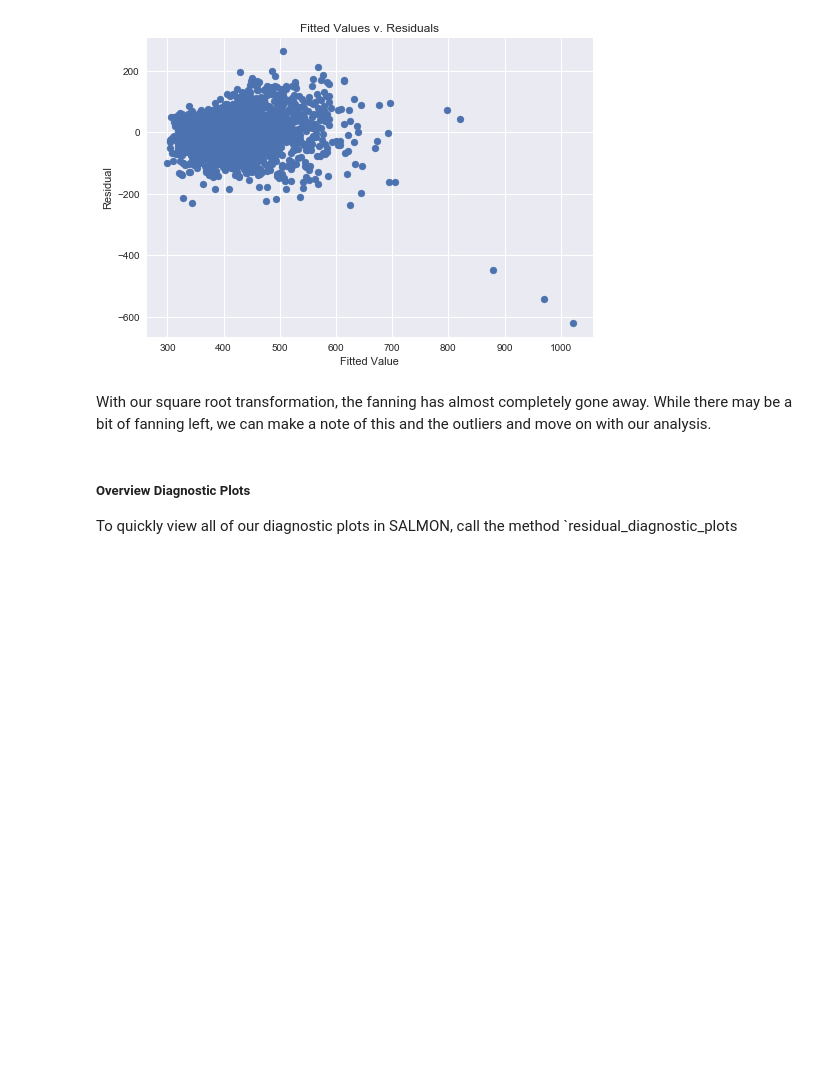
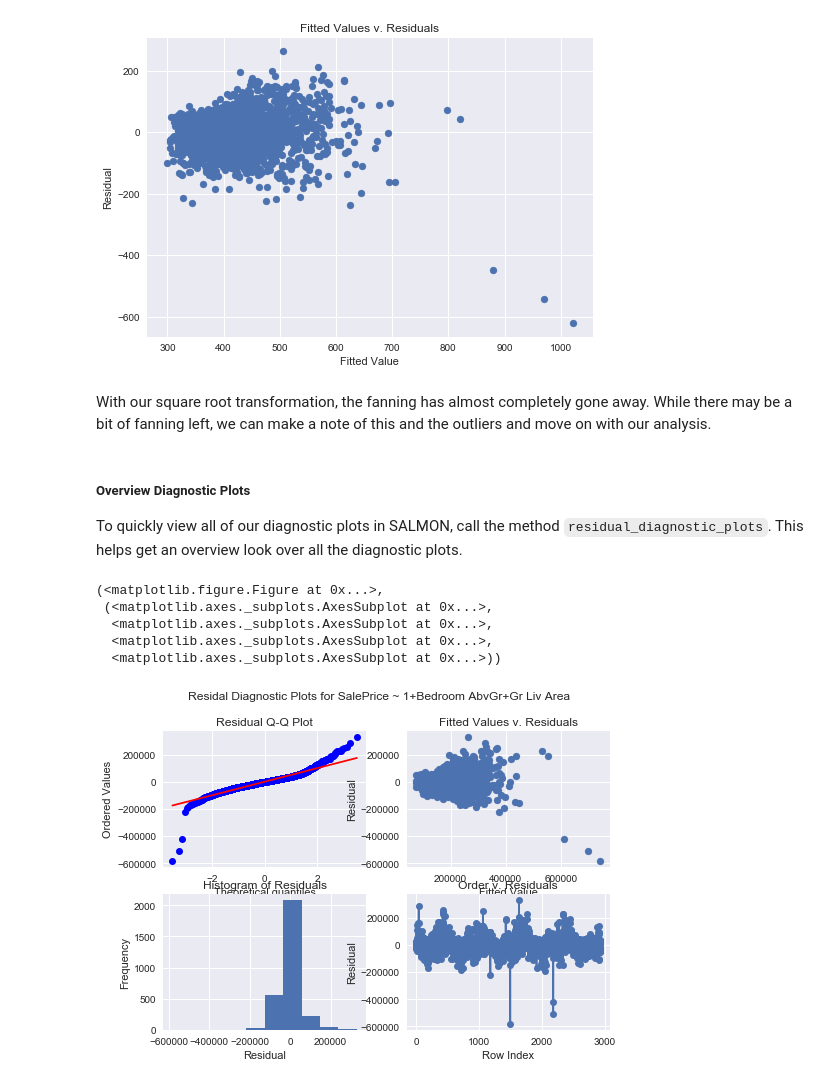
Before and after one commit to nicholasrusso/russoStat400, a Jupyter notebook: chapter5.ipynb, the cells around one changed output. Saved outputs shown, nothing was run; the diff lists cells and outputs as text; code cells hidden in the pictures; blank space fills up the shorter version.

```diff
--- a/chapter5.ipynb
+++ b/chapter5.ipynb
@@ -147,6 +147,13 @@ sqrt_model.residual_fitted_plot()
 With our square root transformation, the fanning has almost completely gone away. While there may be a bit of fanning  left, we can make a note of this and the outliers and move on with our analysis.
 # %% [markdown]
 ##### Overview Diagnostic Plots
-To quickly view all of our diagnostic plots in SALMON, call the method `residual_diagnostic_plots
+To quickly view all of our diagnostic plots in SALMON, call the method `residual_diagnostic_plots`. This helps get an overview look over all the diagnostic plots.
 # %%
-model.residual_diagnostic_plots
+model.residual_diagnostic_plots()
+# %% [output]
+(<matplotlib.figure.Figure at 0x...>,
+ (<matplotlib.axes._subplots.AxesSubplot at 0x...>,
+  <matplotlib.axes._subplots.AxesSubplot at 0x...>,
+  <matplotlib.axes._subplots.AxesSubplot at 0x...>,
+  <matplotlib.axes._subplots.AxesSubplot at 0x...>))
+[figure, added]
```
Also changed, not shown: parts of 1 cell of this notebook.
